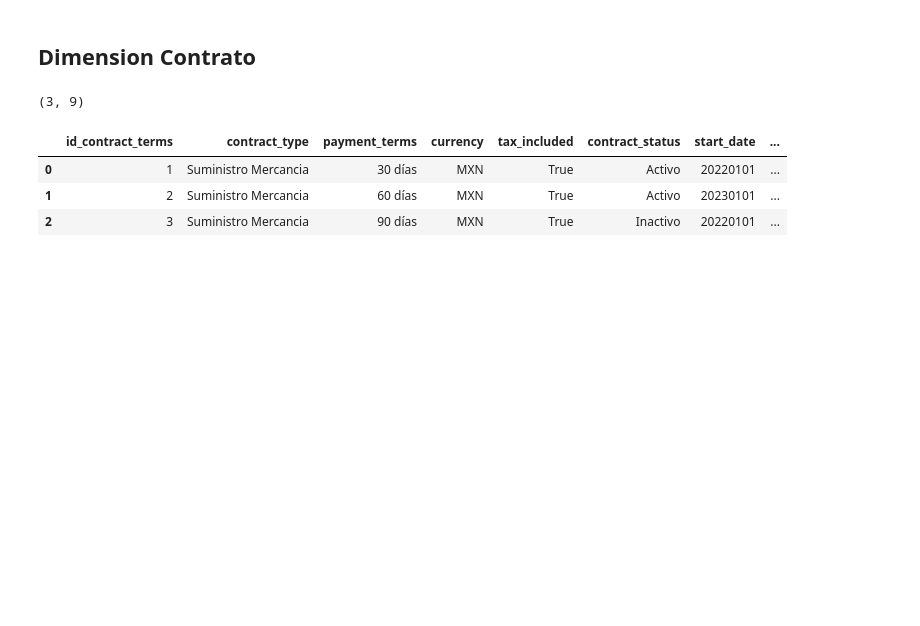
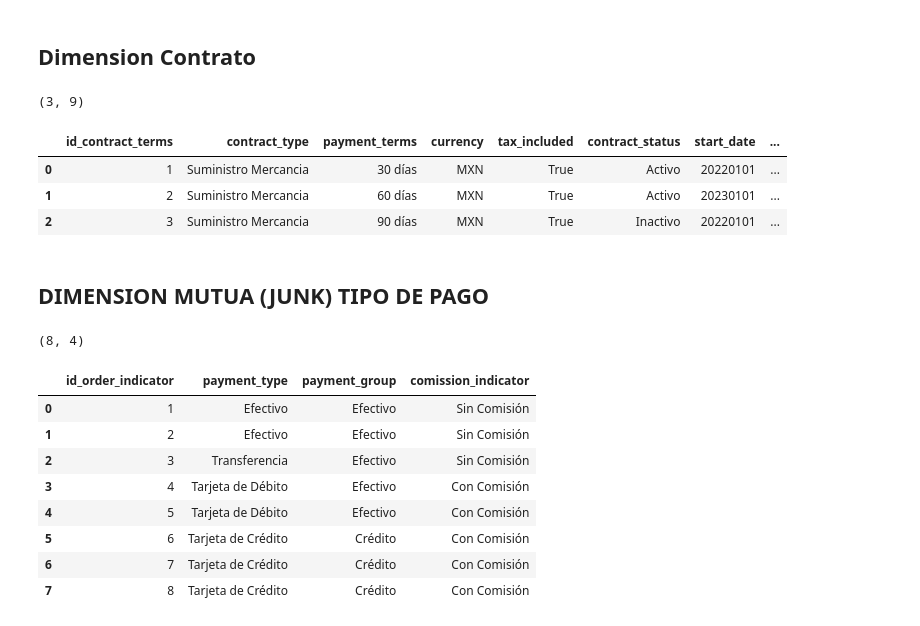
Before and after one commit to famenor/shorts, a Jupyter notebook: dimensional/01_create_dims.ipynb, the cells around one changed output. Saved outputs shown, nothing was run; the diff lists cells and outputs as text; code cells hidden in the pictures; blank space fills up the shorter version.

```diff
--- a/dimensional/01_create_dims.ipynb
+++ b/dimensional/01_create_dims.ipynb
@@ -215,3 +215,29 @@ display(dim_contract_terms)
 | 2 | 3 | Suministro Mercancia | 90 días | MXN | True | Inactivo | 20220101 | ... |
 # %%
 dim_contract_terms.to_csv('git/shorts/dimensional/data/dim_contract_terms.csv', index=False)
+# %% [markdown]
+## DIMENSION MUTUA (JUNK) TIPO DE PAGO
+# %%
+dim_order_indicator = pd.DataFrame({'id_order_indicator': range(1, 9)})
+dim_order_indicator['payment_type'] = ['Efectivo', 'Efectivo', 'Transferencia', 'Tarjeta de Débito',
+                                       'Tarjeta de Débito', 'Tarjeta de Crédito', 'Tarjeta de Crédito',
+                                       'Tarjeta de Crédito']
+dim_order_indicator['payment_group'] = ['Efectivo', 'Efectivo', 'Efectivo', 'Efectivo', 'Efectivo',
+                                        'Crédito', 'Crédito', 'Crédito']
+
+dim_order_indicator['comission_indicator'] = ['Sin Comisión', 'Sin Comisión', 'Sin Comisión', 'Con Comisión',
+                                              'Con Comisión', 'Con Comisión', 'Con Comisión', 'Con Comisión']
+
+print(dim_order_indicator.shape)
+display(dim_order_indicator.head(10))
+# %% [output]
+(8, 4)
+|  | id_order_indicator | payment_type | payment_group | comission_indicator |
+| 0 | 1 | Efectivo | Efectivo | Sin Comisión |
+| 1 | 2 | Efectivo | Efectivo | Sin Comisión |
+| 2 | 3 | Transferencia | Efectivo | Sin Comisión |
+| 3 | 4 | Tarjeta de Débito | Efectivo | Con Comisión |
+| 4 | 5 | Tarjeta de Débito | Efectivo | Con Comisión |
+| 5 | 6 | Tarjeta de Crédito | Crédito | Con Comisión |
+| 6 | 7 | Tarjeta de Crédito | Crédito | Con Comisión |
+| 7 | 8 | Tarjeta de Crédito | Crédito | Con Comisión |
```
Also changed, not shown: parts of 4 cells of this notebook, 5 other files.
